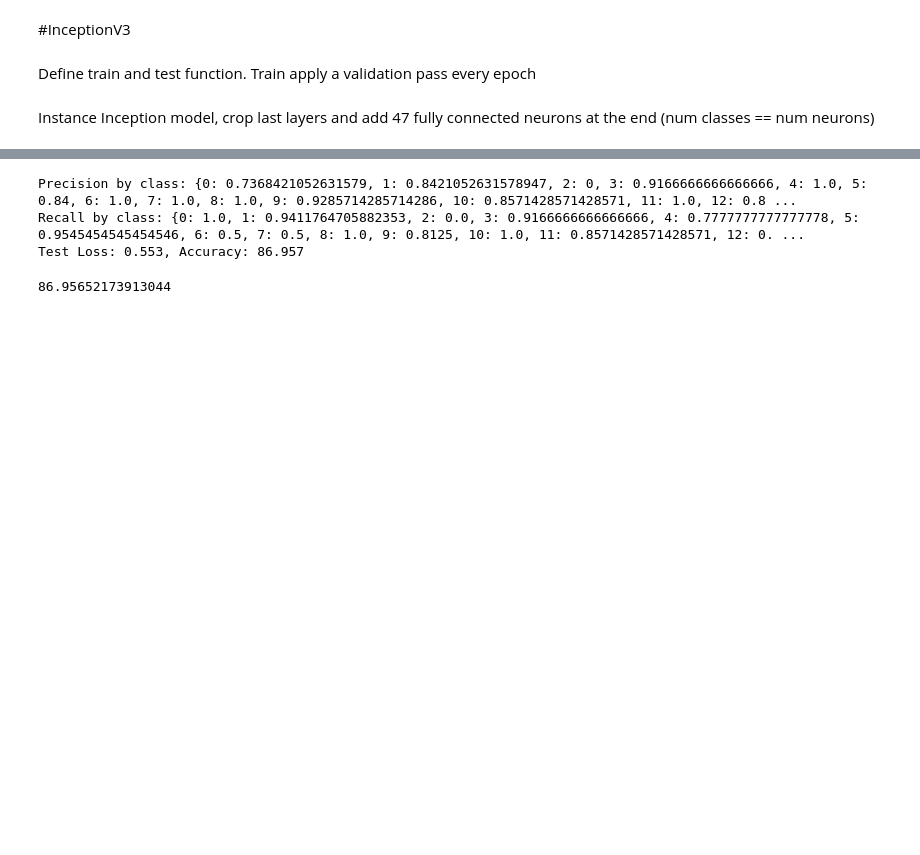
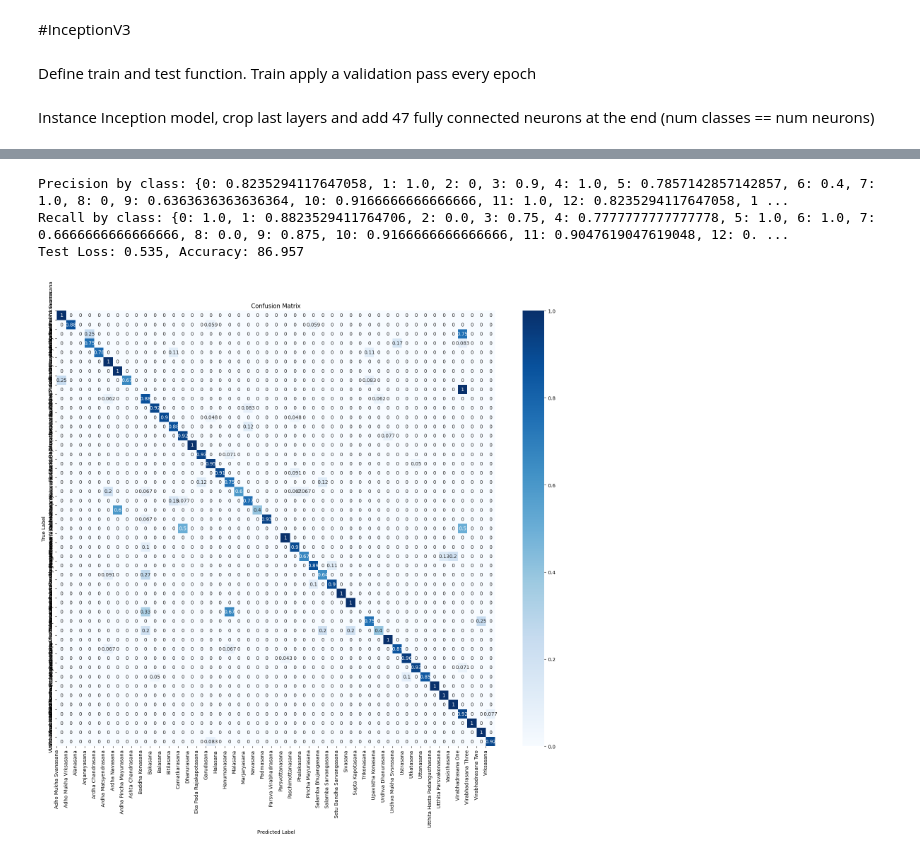
Before and after one commit to David-Carballo/2023w-project-pose, a Jupyter notebook: Yogapostureinceptionv3.ipynb, the cells around one changed output, grey strips where cells are left out. Cells and saved outputs as stored; diff of their text form; code cells hidden in the pictures; blank space fills up the shorter version.

```diff
--- a/Yogapostureinceptionv3.ipynb
+++ b/Yogapostureinceptionv3.ipynb
@@ -361,0 +416,28 @@ val Loss: 0.5892 Acc: 0.8421
+# %%
+def plot_confusion_matrix(y_true, y_pred, class_names):
+    # Calculate confusion matrix
+    cm = confusion_matrix(y_true, y_pred)
+
+    # Normalize the confusion matrix
+    cm_norm = cm.astype('float') / cm.sum(axis=1)[:, np.newaxis]
+
+    # Set up the figure size
+    plt.figure(figsize=(20, 16))
+
+    # Create a heatmap of the normalized confusion matrix
+    sns.heatmap(cm_norm, annot=True, cmap='Blues')
+
+    # Set x and y axis labels
+    tick_marks = np.arange(len(class_names))
+    plt.xticks(tick_marks, class_names, rotation=90)
+    plt.yticks(tick_marks, class_names)
+
+    # Set x and y axis labels
+    plt.xlabel('Predicted Label')
+    plt.ylabel('True Label')
+
+    # Show the confusion matrix
+    plt.title('Confusion Matrix')
+
+    # Show the plot
+    plt.show()
@@ -362,7 +464,12 @@ val Loss: 0.5892 Acc: 0.8421
 # %%
-test(model, test_dataloader, criterion, device)
+y_true, y_pred, precision = test(model, test_dataloader, criterion, device, num_classes=47)
 # %% [output]
-Precision by class: {0: 0.7368421052631579, 1: 0.8421052631578947, 2: 0, 3: 0.9166666666666666, 4: 1.0, 5: 0.84, 6: 1.0, 7: 1.0, 8: 1.0, 9: 0.9285714285714286, 10: 0.8571428571428571, 11: 1.0, 12: 0.8 ...
-Recall by class: {0: 1.0, 1: 0.9411764705882353, 2: 0.0, 3: 0.9166666666666666, 4: 0.7777777777777778, 5: 0.9545454545454546, 6: 0.5, 7: 0.5, 8: 1.0, 9: 0.8125, 10: 1.0, 11: 0.8571428571428571, 12: 0. ...
-Test Loss: 0.553, Accuracy: 86.957
+Precision by class: {0: 0.8235294117647058, 1: 1.0, 2: 0, 3: 0.9, 4: 1.0, 5: 0.7857142857142857, 6: 0.4, 7: 1.0, 8: 0, 9: 0.6363636363636364, 10: 0.9166666666666666, 11: 1.0, 12: 0.8235294117647058, 1 ...
+Recall by class: {0: 1.0, 1: 0.8823529411764706, 2: 0.0, 3: 0.75, 4: 0.7777777777777778, 5: 1.0, 6: 1.0, 7: 0.6666666666666666, 8: 0.0, 9: 0.875, 10: 0.9166666666666666, 11: 0.9047619047619048, 12: 0. ...
+Test Loss: 0.535, Accuracy: 86.957
-86.95652173913044
+# %%
+# Llamar a la función para visualizar la matriz de confusión
+class_names = sorted(list(poses_dict.keys()))
+plot_confusion_matrix(y_true, y_pred, class_names)
+# %% [output]
+[figure, added]
```
Also changed, not shown: parts of 10 cells of this notebook.
